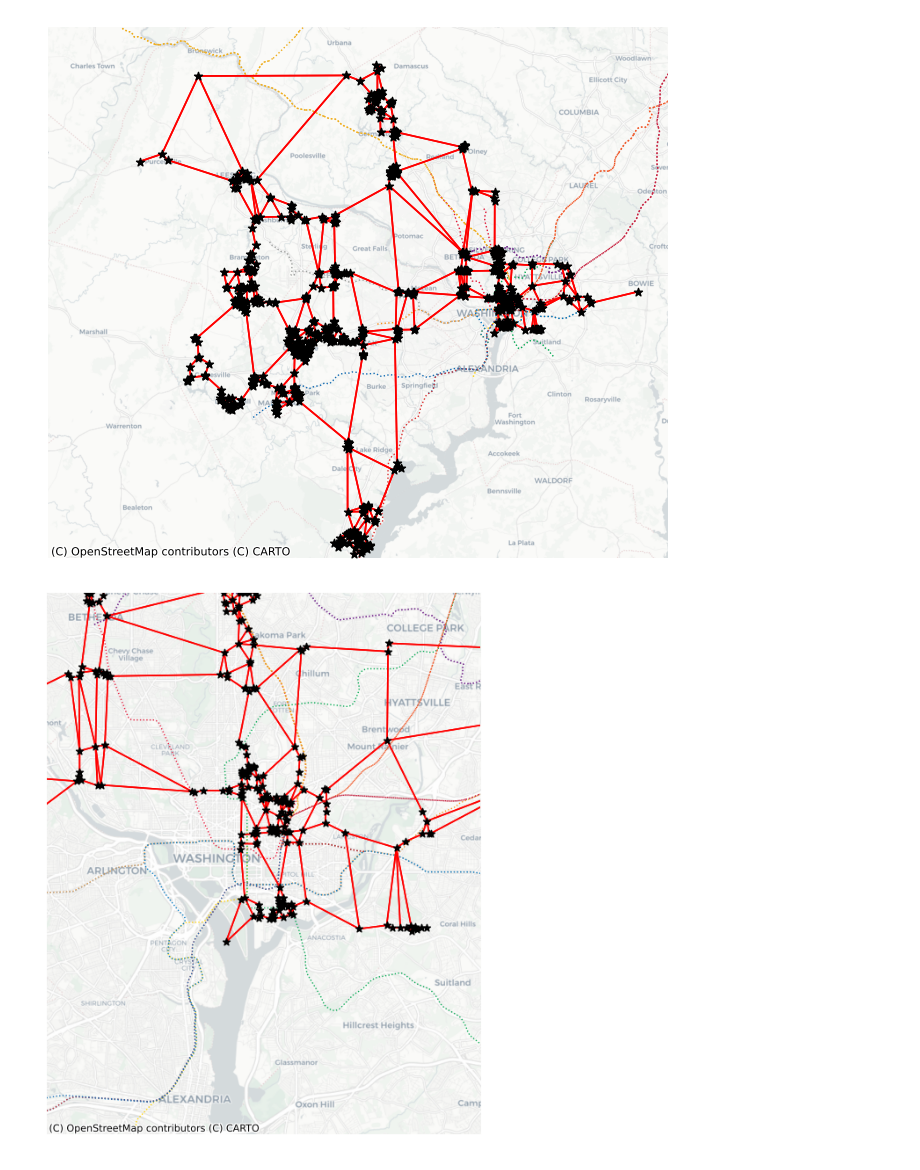
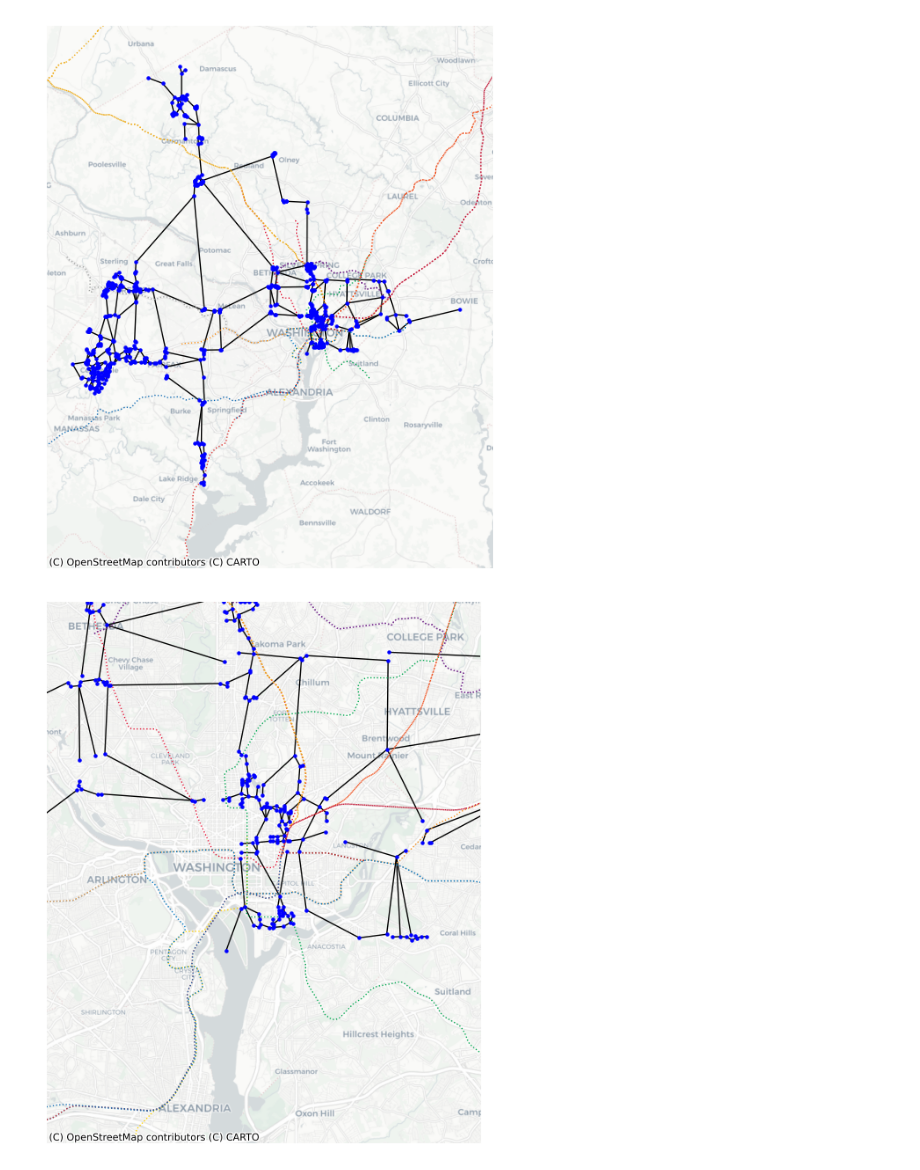
Before and after one commit to spencerrjenkins/cmsc725_wmata_map, a Jupyter notebook: eda.ipynb, the cells around one changed output. Saved outputs shown, nothing was run; the diff lists cells and outputs as text; code cells hidden in the pictures.

```diff
--- a/eda.ipynb
+++ b/eda.ipynb
@@ -4,9 +4,10 @@ import pandas as pd
 import numpy as np
 from shapely.geometry import Point, Polygon, box
 
-
+from sklearn.cluster import DBSCAN
 import geodatasets
 import contextily as cx
+import community
 
 from libpysal import weights
 import matplotlib.pyplot as plt
@@ -16,14 +17,14 @@ fips_df = pd.read_csv("state_and_county_fips_master.csv")
 fips_df = fips_df[fips_df["state"].isin(["MD", "DC", "VA"])]
 fips_df["code"] = fips_df["fips"].apply(lambda a: str(a)[-3:])
 dc_codes = fips_df[fips_df["name"].isin(["District of Columbia"])]["code"]
-md_codes = fips_df[fips_df["state"] == "MD"][fips_df["name"].isin(["Prince George's County", "Montgomery County"])]["code"]
-va_codes = fips_df[fips_df["state"] == "VA"][fips_df["name"].isin(["Arlington County", "Alexandria city", "Fairfax County", "Fairfax city", "Falls Church city", "Loudoun County", "Prince William County", "Manassas city", "Manassas Park city"])]["code"]
+md_codes = fips_df[fips_df["state"] == "MD"][fips_df["name"].isin(["Prince George's County", "Montgomery County"])]["code"] # , "Anne Arundel County", "Howard County", "Baltimore County", "Baltimore city"
+va_codes = fips_df[fips_df["state"] == "VA"][fips_df["name"].isin(["Arlington County", "Alexandria city", "Fairfax County", "Fairfax city", "Falls Church city"])]["code"] # , "Loudoun County", "Prince William County", "Manassas city", "Manassas Park city"
 # %%
-dcs_df = gpd.GeoDataFrame.from_file("real_transit/DC_Streetcar_Routes.shp").to_crs("EPSG:4326")
+dcs_df = gpd.GeoDataFrame.from_file("data/real_transit/DC_Streetcar_Routes.shp").to_crs("EPSG:4326")
 dcs_df.color = 'brown'
-marc_df = gpd.GeoDataFrame.from_file("real_transit/Maryland_Transit_-_MARC_Train_Lines.shp").to_crs("EPSG:4326")
+marc_df = gpd.GeoDataFrame.from_file("data/real_transit/Maryland_Transit_-_MARC_Train_Lines.shp").to_crs("EPSG:4326")
 marc_df["color"] = marc_df["Rail_Name"].apply(lambda a: '#EFAD1D' if 'Brunswick' in a else '#F15828' if 'Camden' in a else '#C71F3E')
-wmata_df = gpd.GeoDataFrame.from_file("real_transit/Metro_Lines_Regional.shp").to_crs("EPSG:4326")
+wmata_df = gpd.GeoDataFrame.from_file("data/real_transit/Metro_Lines_Regional.shp").to_crs("EPSG:4326")
 wmata_df["color"] = wmata_df["NAME"].apply(lambda a:
     '#F9921D' if 'orange' in a else
     '#A1A3A1' if 'silver' in a else
@@ -31,11 +32,11 @@ wmata_df["color"] = wmata_df["NAME"].apply(lambda a:
     '#FED201' if 'yellow' in a else
     '#01A850' if 'green' in a else
    '#0077C1')
-vre_df = gpd.GeoDataFrame.from_file("real_transit/Virginia_Railway_Express_Routes.shp").to_crs("EPSG:4326")
+vre_df = gpd.GeoDataFrame.from_file("data/real_transit/Virginia_Railway_Express_Routes.shp").to_crs("EPSG:4326")
 vre_df["color"] = vre_df["RAILWAY_NM"].apply(lambda a:
     '#156DB4' if 'Manassas' in a else
     '#DD3534')
-pl_df = gpd.GeoDataFrame.from_file("real_transit/PurpleLineAlignment.shp").to_crs("EPSG:4326")
+pl_df = gpd.GeoDataFrame.from_file("data/real_transit/PurpleLineAlignment.shp").to_crs("EPSG:4326")
 pl_df["color"] = "#793390"
 # %%
 def get_points(df, extremities, layers=8):
@@ -58,11 +59,11 @@ def get_points(df, extremities, layers=8):
     ids += get_points(df_bl, ex_bl, layers-1) + get_points(df_br, ex_br, layers-1) + get_points(df_tl, ex_tl, layers-1) + get_points(df_tr, ex_tr, layers-1)
     return ids
 # %%
-md_df = gpd.read_file("md/tl_2023_24_tabblock20.shp")
+md_df = gpd.read_file("data/md/tl_2023_24_tabblock20.shp")
 md_df = md_df[md_df["COUNTYFP20"].isin(md_codes.to_list())]
-va_df = gpd.read_file("va/tl_2023_51_tabblock20.shp")
+va_df = gpd.read_file("data/va/tl_2023_51_tabblock20.shp")
 va_df = va_df[va_df["COUNTYFP20"].isin(va_codes.to_list())]
-dc_df = gpd.read_file("dc/tl_2023_11_tabblock20.shp")
+dc_df = gpd.read_file("data/dc/tl_2023_11_tabblock20.shp")
 df = pd.concat([md_df, va_df, dc_df])
 df.index = np.arange(df.shape[0])
 # %%
@@ -114,36 +147,38 @@ knn3 = weights.Gabriel.from_dataframe(df_points, use_index=True)
 # %%
 #ax = df.plot(edgecolor='grey', facecolor='w', figsize=(8,8), linewidth=0.1)
 ax = wmata_df.to_crs(epsg=3857).plot(figsize=(8,8), color=wmata_df.color, linestyle='dotted', linewidth=1)
 ax = pl_df.to_crs(epsg=3857).plot(ax=ax, color=pl_df.color, linestyle='dotted', linewidth=1)
 ax = marc_df.to_crs(epsg=3857).plot(ax=ax, color=marc_df.color, linestyle='dotted', linewidth=1)
 ax = vre_df.to_crs(epsg=3857).plot(ax=ax, color=vre_df.color, linestyle='dotted', linewidth=1)
 ax = dcs_df.to_crs(epsg=3857).plot(ax=ax, color=dcs_df.color, linestyle='dotted', linewidth=1)
-f,ax = knn3.plot(df.to_crs(epsg=3857), ax=ax,
-        edge_kws=dict(color='r', linewidth=1.2),
-        node_kws=dict(marker=''))
-ax = df_points.to_crs(epsg=3857).plot(ax=ax, color='black', marker='*', zorder=100)
+#f,ax = mst.plot(df.to_crs(epsg=3857), ax=ax,
+#        edge_kws=dict(color='r', linewidth=1.2),
+#        node_kws=dict(marker=''))
 ax.set_xlim([ex_map[0],ex_map[2]])
 ax.set_ylim([ex_map[1],ex_map[3]])
 cx.add_basemap(ax, source=cx.providers.CartoDB.Positron)
 ax.set_axis_off()
+ax = nx.draw(mst, positions, ax=ax, node_size=5, node_color="b", edge_color="black")
+#ax = df_points.plot(ax=ax, color='black', marker='*', zorder=100)
 plt.savefig("network_map")
 # %% [output]
-[figure, old version]
+[figure, new version]
 # %%
 ax = wmata_df.to_crs(epsg=3857).plot(figsize=(8,8), color=wmata_df.color, linestyle='dotted', linewidth=1)
 ax = pl_df.to_crs(epsg=3857).plot(ax=ax, color=pl_df.color, linestyle='dotted', linewidth=1)
 ax = marc_df.to_crs(epsg=3857).plot(ax=ax, color=marc_df.color, linestyle='dotted', linewidth=1)
 ax = vre_df.to_crs(epsg=3857).plot(ax=ax, color=vre_df.color, linestyle='dotted', linewidth=1)
 ax = dcs_df.to_crs(epsg=3857).plot(ax=ax, color=dcs_df.color, linestyle='dotted', linewidth=1)
-f,ax = knn3.plot(df.to_crs(epsg=3857), ax=ax,
-        edge_kws=dict(color='r', linewidth=1.2),
-        node_kws=dict(marker=''))
-ax = df_points.to_crs(epsg=3857).plot(ax=ax, color='black', marker='*', zorder=100)
+#f,ax = mst.plot(df.to_crs(epsg=3857), ax=ax,
+#        edge_kws=dict(color='r', linewidth=1.2),
+#        node_kws=dict(marker=''))
+#ax = df_points.to_crs(epsg=3857).plot(ax=ax, color='black', marker='*', zorder=100)
 ax.set_xlim([ex_map_dc[0],ex_map_dc[2]])
 ax.set_ylim([ex_map_dc[1],ex_map_dc[3]])
 cx.add_basemap(ax, source=cx.providers.CartoDB.Positron)
 ax.set_axis_off()
+ax = nx.draw(mst, positions, ax=ax, node_size=5, node_color="b", edge_color="black")
 plt.savefig("network_map_dc")
 # %% [output]
-[figure, old version]
+[figure, new version]
 # %%
```
Also changed, not shown: parts of 4 cells of this notebook.
